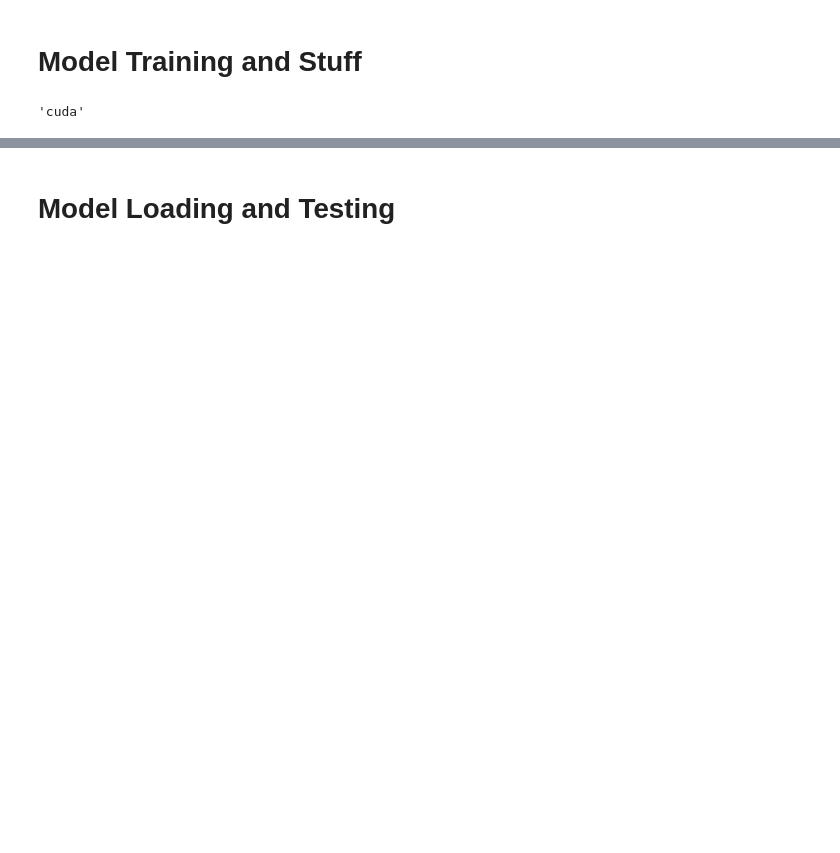
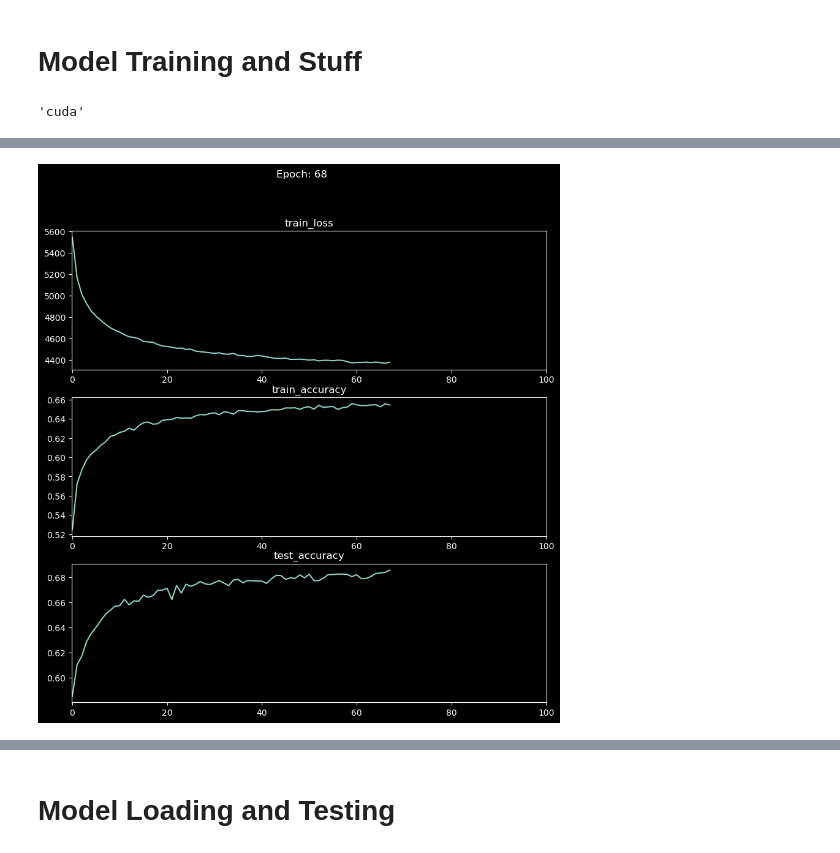
Before and after one commit to statix531441/LSTM-SNLI, a Jupyter notebook: basic.ipynb, the cells around one changed output, grey strips where cells are left out. Cells and saved outputs as stored; diff of their text form; code cells hidden in the pictures; blank space fills up the shorter version.

Commit message:
Final Model S1P1

```diff
--- a/basic.ipynb
+++ b/basic.ipynb
@@ -62,0 +46,6 @@ Name: 22, dtype: object
+# %%
+train_set = Dataset(train_df)
+test_set = Dataset(test_df)
+
+train_loader = DataLoader(train_set, shuffle=True, batch_size=10)
+test_loader = DataLoader(test_set, shuffle=True, batch_size=10)
@@ -115,2 +76,16 @@ model_folder = f"models/Test_model"
 os.makedirs(model_folder, exist_ok=True)
 os.makedirs('figs', exist_ok=True)
+# %%
+model = BertModel().to(device)
+
+for p in model.bert.parameters():
+    p.requires_grad = False
+
+lossFn = torch.nn.CrossEntropyLoss().to(device)
+optimizer = torch.optim.Adam(model.linear.parameters(), lr=1e-4)
+
+history = {
+    "train_loss": [],
+    "train_accuracy": [],
+    "test_accuracy": []
+}
@@ -116,0 +94,67 @@ os.makedirs('figs', exist_ok=True)
+# %%
+epochs = 100
+
+for epoch in (range(epochs)):
+
+    train_loss = 0
+    train_accuracy = 0
+    test_accuracy = 0
+
+    model.train()
+    for batch_idx, (tokens_tensor, segments_tensors, attention_tensor, y) in enumerate(train_loader): #tqdm(enumerate(train_dataloader), total=len(train_dataloader)):
+        tokens_tensor, segments_tensors, attention_tensor, y = tokens_tensor.to(device), segments_tensors.to(device), attention_tensor.to(device), y.to(device)
+        pred = model(tokens_tensor, segments_tensors, attention_tensor)
+        loss = lossFn(pred, y)
+        # print(loss.item())
+        train_loss += loss.item()
+        train_accuracy += torch.sum(F.softmax(pred, dim=1).argmax(axis=1) == y).item()
+        optimizer.zero_grad()
+        loss.backward()
+        optimizer.step()
+
+
+    train_accuracy /= len(train_loader.dataset)
+
+
+    model.eval()
+    with torch.no_grad():
+        for batch_idx, (tokens_tensor, segments_tensors, attention_tensor, y) in enumerate(test_loader): #tqdm(enumerate(train_dataloader), total=len(train_dataloader)):
+            tokens_tensor, segments_tensors, attention_tensor, y = tokens_tensor.to(device), segments_tensors.to(device), attention_tensor.to(device), y.to(device)
+            pred = model(tokens_tensor, segments_tensors, attention_tensor)
+            test_accuracy += torch.sum(F.softmax(pred, dim=1).argmax(axis=1) == y).item()
+
+
+    test_accuracy /= len(test_loader.dataset)
+
+    state = {
+        'epoch': epoch,
+        'state_dict': model.state_dict(),
+        'optimizer': optimizer.state_dict()
+    }
+
+    if len(history['test_accuracy']) and test_accuracy >= max(history['test_accuracy']):
+        torch.save(state, f"{model_folder}/best.pth")
+
+    history['train_loss'].append(train_loss)
+    history['train_accuracy'].append(train_accuracy)
+    history['test_accuracy'].append(test_accuracy)
+
+    #########################################
+    clear_output(wait=True)
+    fig, axs = plt.subplots(len(history),1,figsize=(10,10))
+    fig.suptitle(f"Epoch: {epoch+1}")
+    for i, key in enumerate(history.keys()):
+        ax = axs[i]
+        ax.set_xlim(-0.1, epochs+0.1)
+        ax.set_title(key)
+
+        ax.plot(history[key])
+    plt.show()
+    #########################################
+
+    torch.save(history, f"{model_folder}/history.pth")
+    torch.save(state, f"{model_folder}/latest.pth")
+
+    ##########################################
+# %% [output]
+[figure, added]
```
Also changed, not shown: parts of 23 cells of this notebook, 4 other files.
